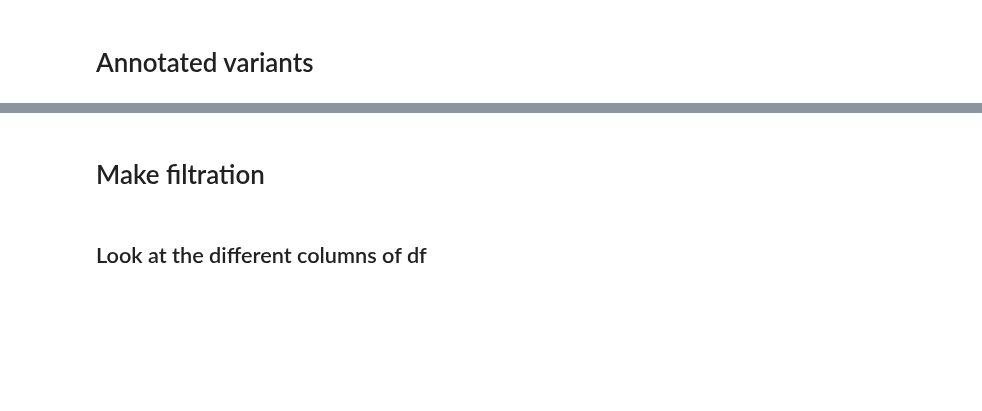
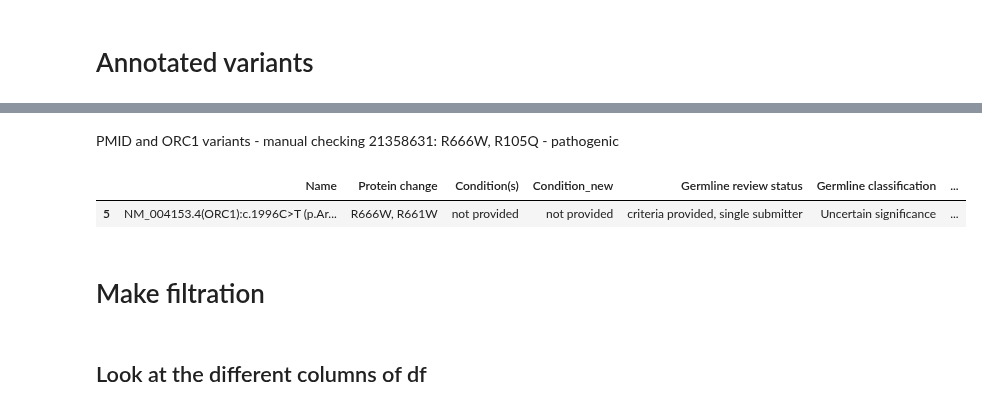
Before and after one commit to Lopatushka/ORC1, a Jupyter notebook: clinvar_analysis.ipynb, the cells around one changed output, grey strips where cells are left out. Saved outputs shown, nothing was run; the diff lists cells and outputs as text; code cells hidden in the pictures; blank space fills up the shorter version.

Commit message:
clinvar analysis: manual checking of annotated mutations

```diff
--- a/clinvar_analysis.ipynb
+++ b/clinvar_analysis.ipynb
@@ -104,6 +104,14 @@ df_merged
 | 14 | NM_004153.4(ORC1):c.961C>T (p.Arg... | R321* | not provided | not provided | criteria provided, single submitter | Pathogenic | ... |
 | 15 | NM_004153.4(ORC1):c.703_704del (p... | K235fs | not provided | not provided | criteria provided, single submitter | Pathogenic | ... |
 | 16 | NM_004153.4(ORC1):c.314G>A (p.Arg... | R105Q | Meier-Gorlin syndrome 1|not provi... | Meier-Gorlin syndrome 1 probably | criteria provided, multiple submi... | Pathogenic/Likely pathogenic | ... |
+# %% [markdown]
+PMID and ORC1 variants - manual checking
+21358631: R666W, R105Q - pathogenic
+# %%
+df_merged[df_merged['PubMedID']==21358631.0]
+# %% [output]
+|  | Name | Protein change | Condition(s) | Condition_new | Germline review status | Germline classification | ... |
+| 5 | NM_004153.4(ORC1):c.1996C>T (p.Ar... | R666W, R661W | not provided | not provided | criteria provided, single submitter | Uncertain significance | ... |
 # %% [markdown]
 # Make filtration
 # %%
```
Also changed, not shown: parts of 3 cells of this notebook.
